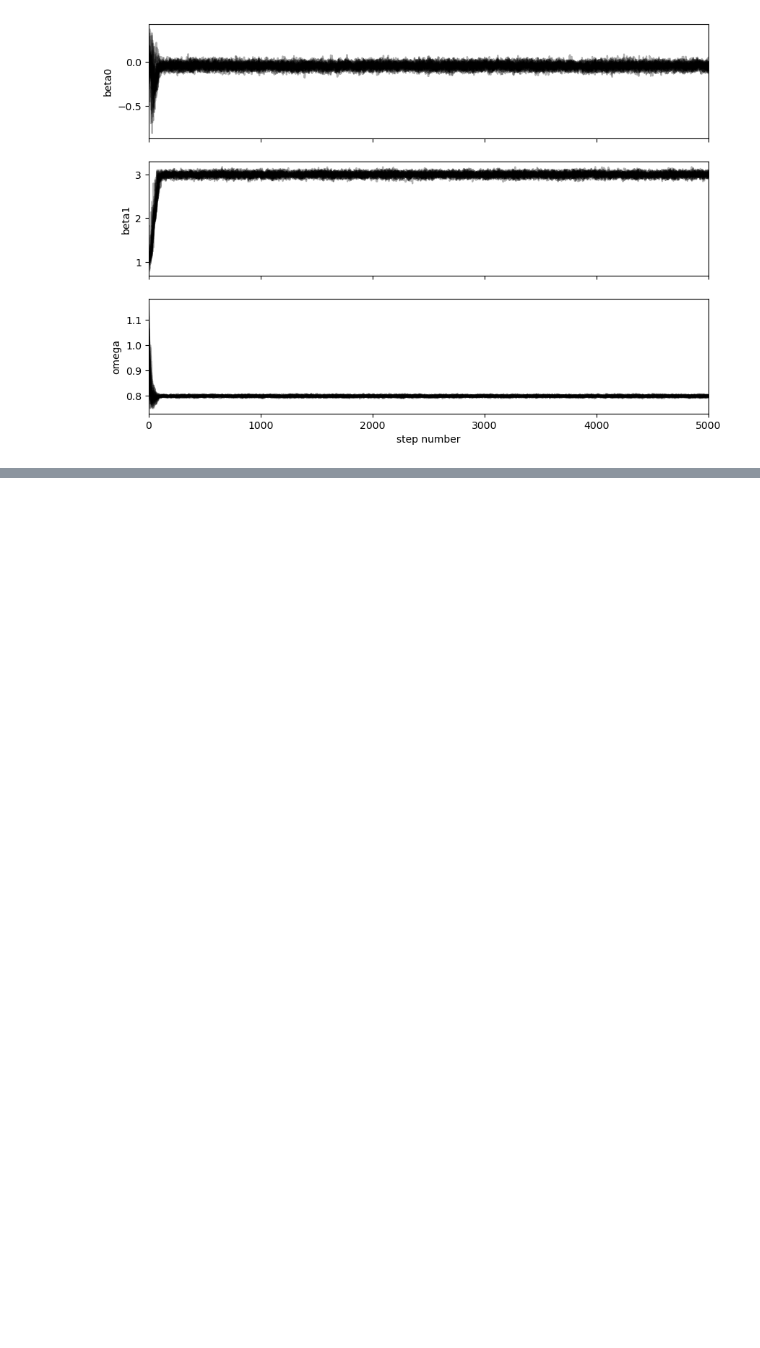
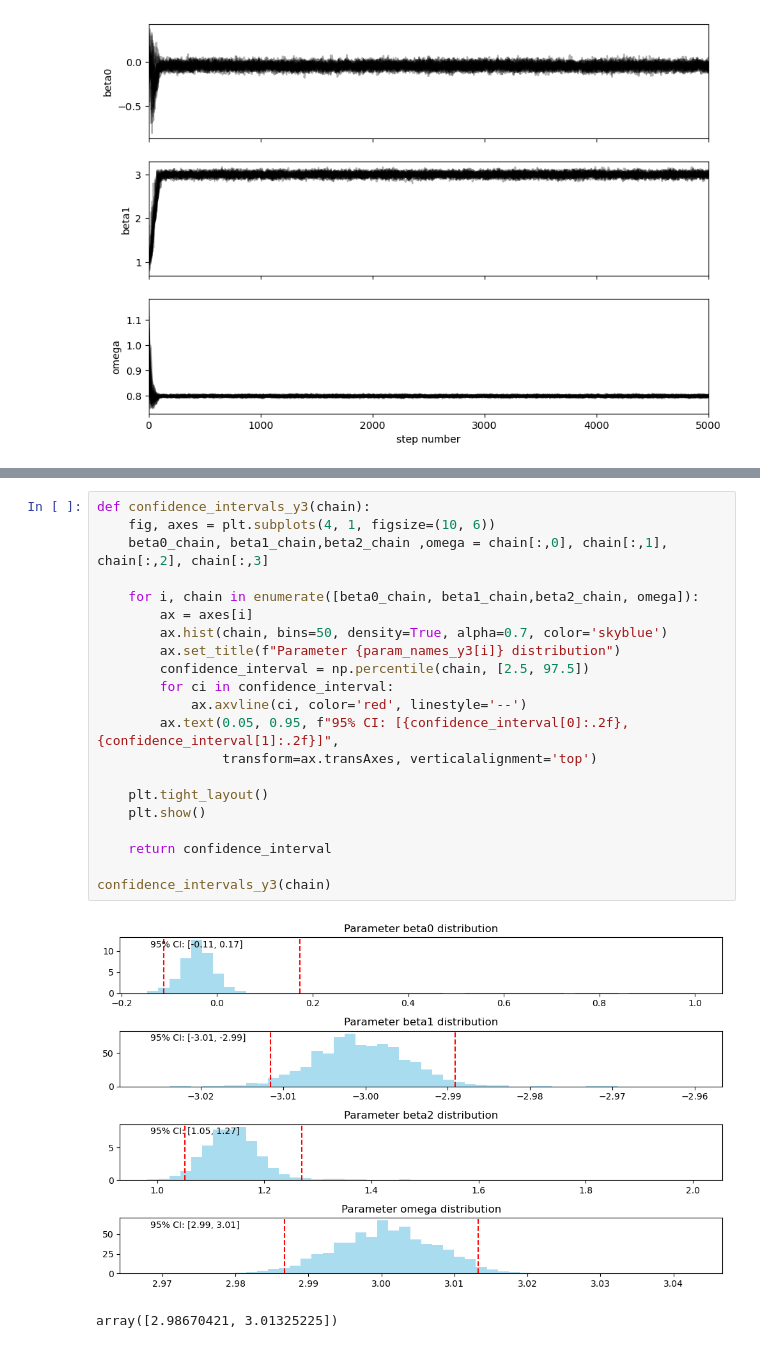
Before and after one commit to yyk1999/Project, a Jupyter notebook: Week4.ipynb, the cells around one changed output, grey strips where cells are left out. Cells and saved outputs as stored; diff of their text form; blank space fills up the shorter version.

```diff
--- a/Week4.ipynb
+++ b/Week4.ipynb
@@ -769,0 +737,24 @@ plt.show()
+# %%
+def confidence_intervals_y3(chain):
+    fig, axes = plt.subplots(4, 1, figsize=(10, 6))
+    beta0_chain, beta1_chain,beta2_chain ,omega = chain[:,0], chain[:,1], chain[:,2], chain[:,3]
+
+    for i, chain in enumerate([beta0_chain, beta1_chain,beta2_chain, omega]):
+        ax = axes[i]
+        ax.hist(chain, bins=50, density=True, alpha=0.7, color='skyblue')
+        ax.set_title(f"Parameter {param_names_y3[i]} distribution")
+        confidence_interval = np.percentile(chain, [2.5, 97.5])
+        for ci in confidence_interval:
+            ax.axvline(ci, color='red', linestyle='--')
+        ax.text(0.05, 0.95, f"95% CI: [{confidence_interval[0]:.2f}, {confidence_interval[1]:.2f}]",
+                transform=ax.transAxes, verticalalignment='top')
+
+    plt.tight_layout()
+    plt.show()
+
+    return confidence_interval
+
+confidence_intervals_y3(chain)
+# %% [output]
+[figure, added]
+array([2.98670421, 3.01325225])
```
Also changed, not shown: parts of 50 cells of this notebook.
